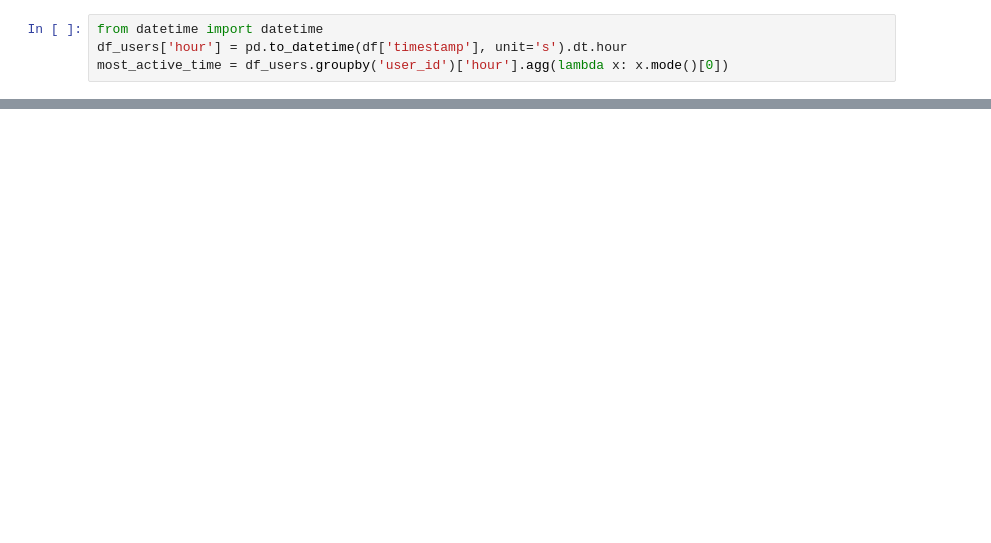
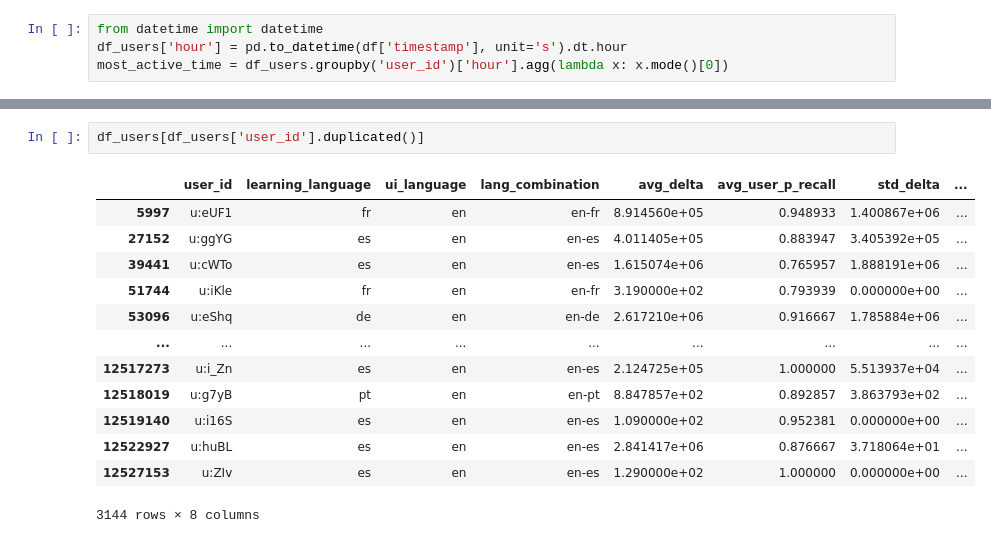
Before and after one commit to juliakubisa/spaced_repetition_algorithm, a Jupyter notebook: notebooks/user_embeddings.ipynb, the cells around one changed output, grey strips where cells are left out. Drawn from its saved outputs; the diff is of its cells as text; blank space fills up the shorter version.

```diff
--- a/notebooks/user_embeddings.ipynb
+++ b/notebooks/user_embeddings.ipynb
@@ -138,0 +91,16 @@ Name: hour, Length: 115222, dtype: int32
+# %%
+df_users[df_users['user_id'].duplicated()]
+# %% [output]
+|  | user_id | learning_language | ui_language | lang_combination | avg_delta | avg_user_p_recall | std_delta | ... |
+| 5997 | u:eUF1 | fr | en | en-fr | 8.914560e+05 | 0.948933 | 1.400867e+06 | ... |
+| 27152 | u:ggYG | es | en | en-es | 4.011405e+05 | 0.883947 | 3.405392e+05 | ... |
+| 39441 | u:cWTo | es | en | en-es | 1.615074e+06 | 0.765957 | 1.888191e+06 | ... |
+| 51744 | u:iKle | fr | en | en-fr | 3.190000e+02 | 0.793939 | 0.000000e+00 | ... |
+| 53096 | u:eShq | de | en | en-de | 2.617210e+06 | 0.916667 | 1.785884e+06 | ... |
+| ... | ... | ... | ... | ... | ... | ... | ... | ... |
+| 12517273 | u:i_Zn | es | en | en-es | 2.124725e+05 | 1.000000 | 5.513937e+04 | ... |
+| 12518019 | u:g7yB | pt | en | en-pt | 8.847857e+02 | 0.892857 | 3.863793e+02 | ... |
+| 12519140 | u:i16S | es | en | en-es | 1.090000e+02 | 0.952381 | 0.000000e+00 | ... |
+| 12522927 | u:huBL | es | en | en-es | 2.841417e+06 | 0.876667 | 3.718064e+01 | ... |
+| 12527153 | u:ZIv | es | en | en-es | 1.290000e+02 | 1.000000 | 0.000000e+00 | ... |
+3144 rows × 8 columns
```
Also changed, not shown: parts of 20 cells of this notebook, 2 other files.
